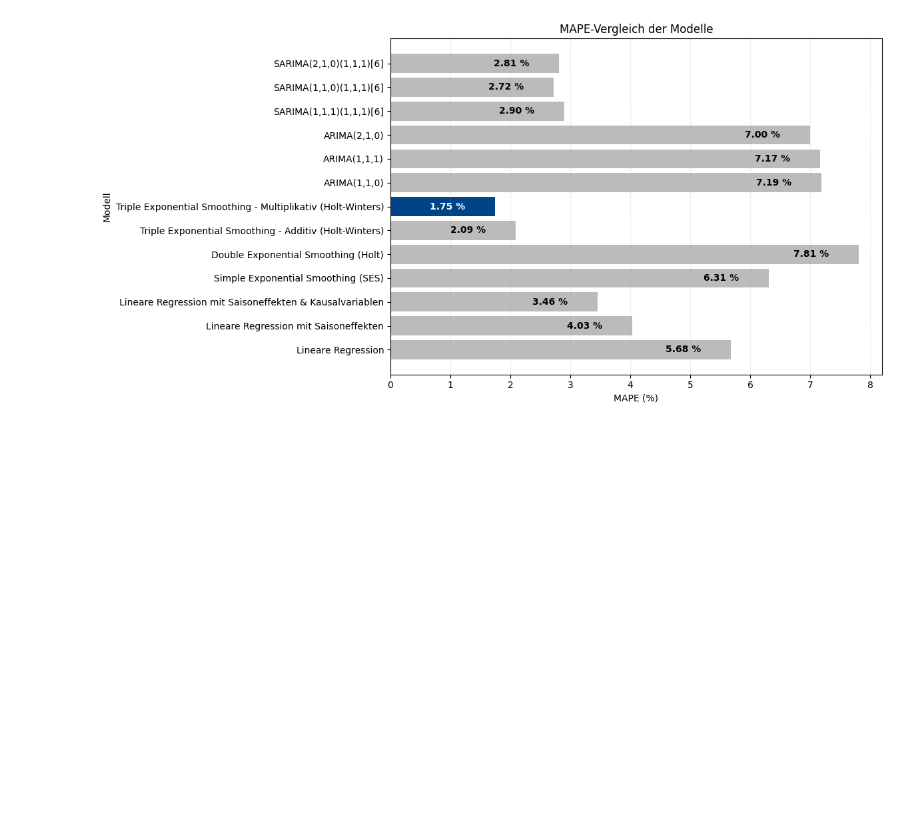
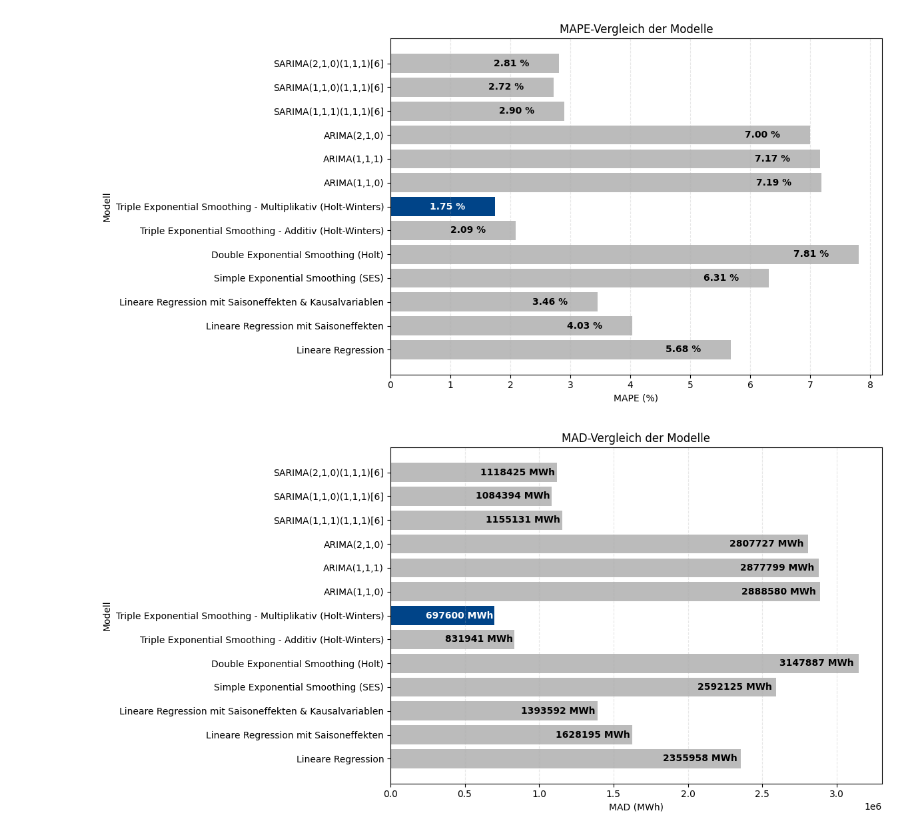
Before and after one commit to felixkxlr/DHBW_BI_Project, a Jupyter notebook: Horse_Race.ipynb, the cells around one changed output. Cells and saved outputs as stored; diff of their text form; code cells hidden in the pictures; blank space fills up the shorter version.

```diff
--- a/Horse_Race.ipynb
+++ b/Horse_Race.ipynb
@@ -78,3 +78,35 @@ plt.tight_layout()
 plt.show()
 # %% [output]
 [figure]
+# %%
+# Bestes Modell finden (kleinster MAD-Wert)
+best_index = df_results['MAD_mean'].idxmin()
+
+# Einheitlicher Stil für MAD-Vergleich
+plt.figure(figsize=(12, 6))
+
+# Farben definieren: bester Balken hervorgehoben
+base_color = '#BBBBBB'
+highlight_color = '#004488'
+colors = [highlight_color if i == best_index else base_color for i in range(len(df_results))]
+
+# Balken zeichnen
+bars = plt.barh(df_results['Modell'], df_results['MAD_mean'], color=colors)
+
+# Werte innerhalb der Balken platzieren
+for i, bar in enumerate(bars):
+    width = bar.get_width()
+    text_color = 'white' if i == best_index else 'black'
+    plt.text(width - (width * 0.01), bar.get_y() + bar.get_height() / 2,
+             f"{width:.0f} MWh",
+             va='center', ha='right', fontsize=10, color=text_color, fontweight='bold')
+
+# Achsenbeschriftungen & Stil
+plt.xlabel('MAD (MWh)')
+plt.ylabel('Modell')
+plt.title('MAD-Vergleich der Modelle')
+plt.grid(axis='x', linestyle='--', alpha=0.3)
+plt.tight_layout()
+plt.show()
+# %% [output]
+[figure, added]
```
Also changed, not shown: 2 other files.
